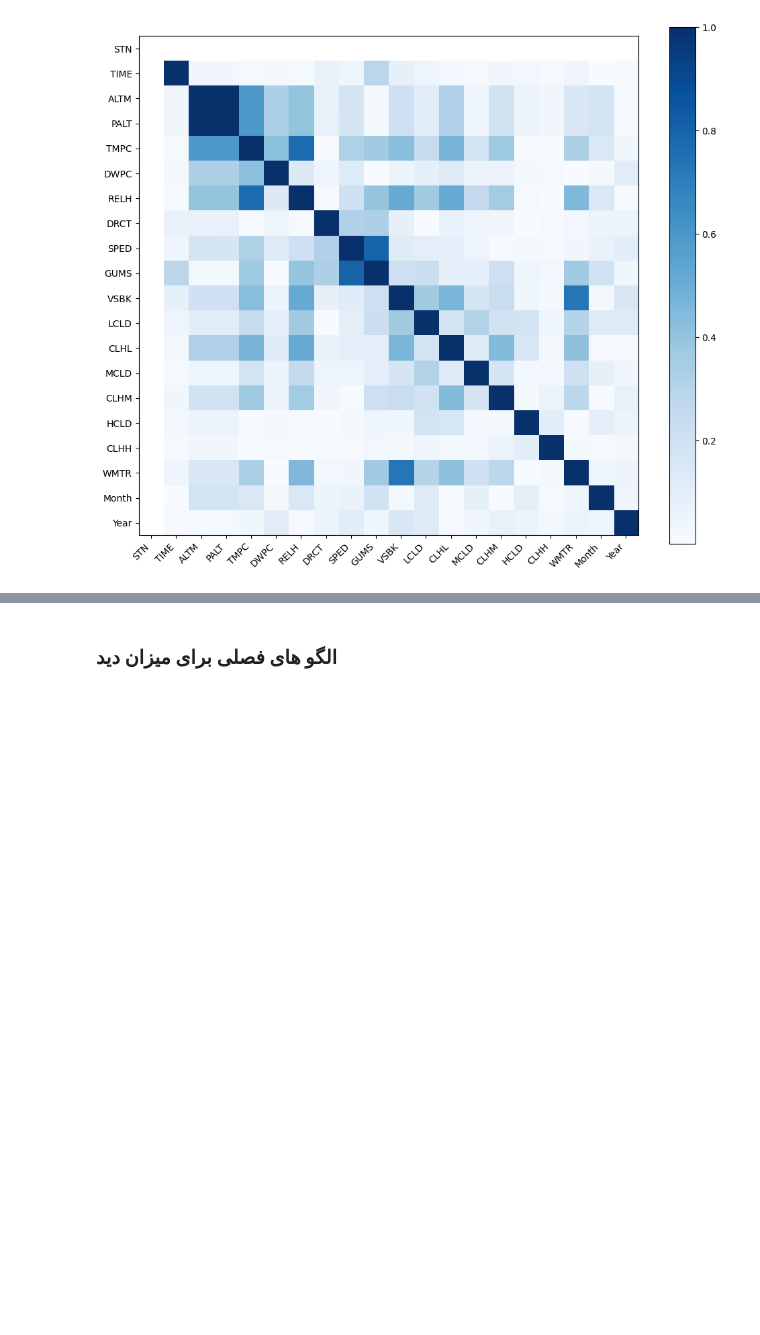
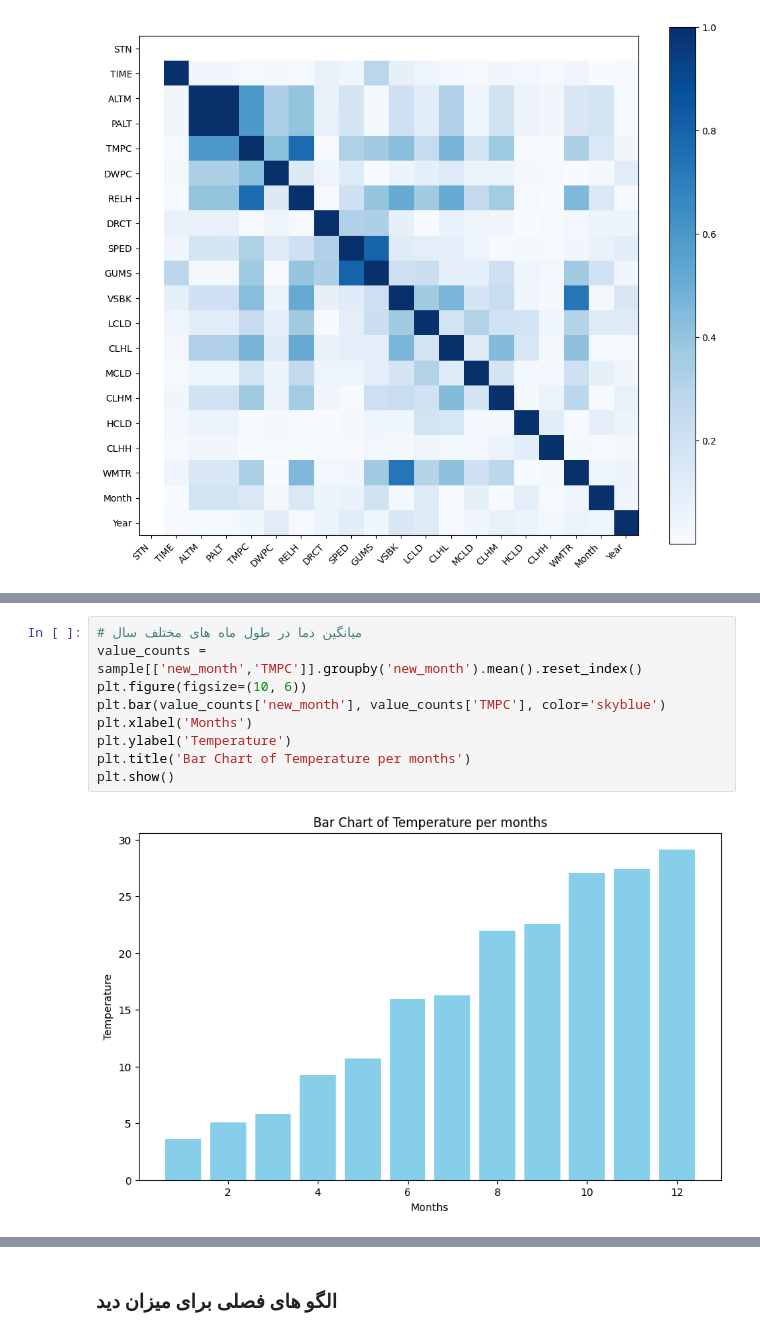
Before and after one commit to sajadkarimii/Meteorological-Data-Analysis-from-OIMM-Station, a Jupyter notebook: OIMM.ipynb, the cells around one changed output, grey strips where cells are left out. Drawn from its saved outputs; the diff is of its cells as text; blank space fills up the shorter version.

```diff
--- a/OIMM.ipynb
+++ b/OIMM.ipynb
@@ -105,0 +105,11 @@ plt.show()
+# %%
+# میانگین دما در طول ماه های مختلف سال
+value_counts = sample[['new_month','TMPC']].groupby('new_month').mean().reset_index()
+plt.figure(figsize=(10, 6))
+plt.bar(value_counts['new_month'], value_counts['TMPC'], color='skyblue')
+plt.xlabel('Months')
+plt.ylabel('Temperature')
+plt.title('Bar Chart of Temperature per months')
+plt.show()
+# %% [output]
+[figure, added]
```
Also changed, not shown: parts of 14 cells of this notebook.
